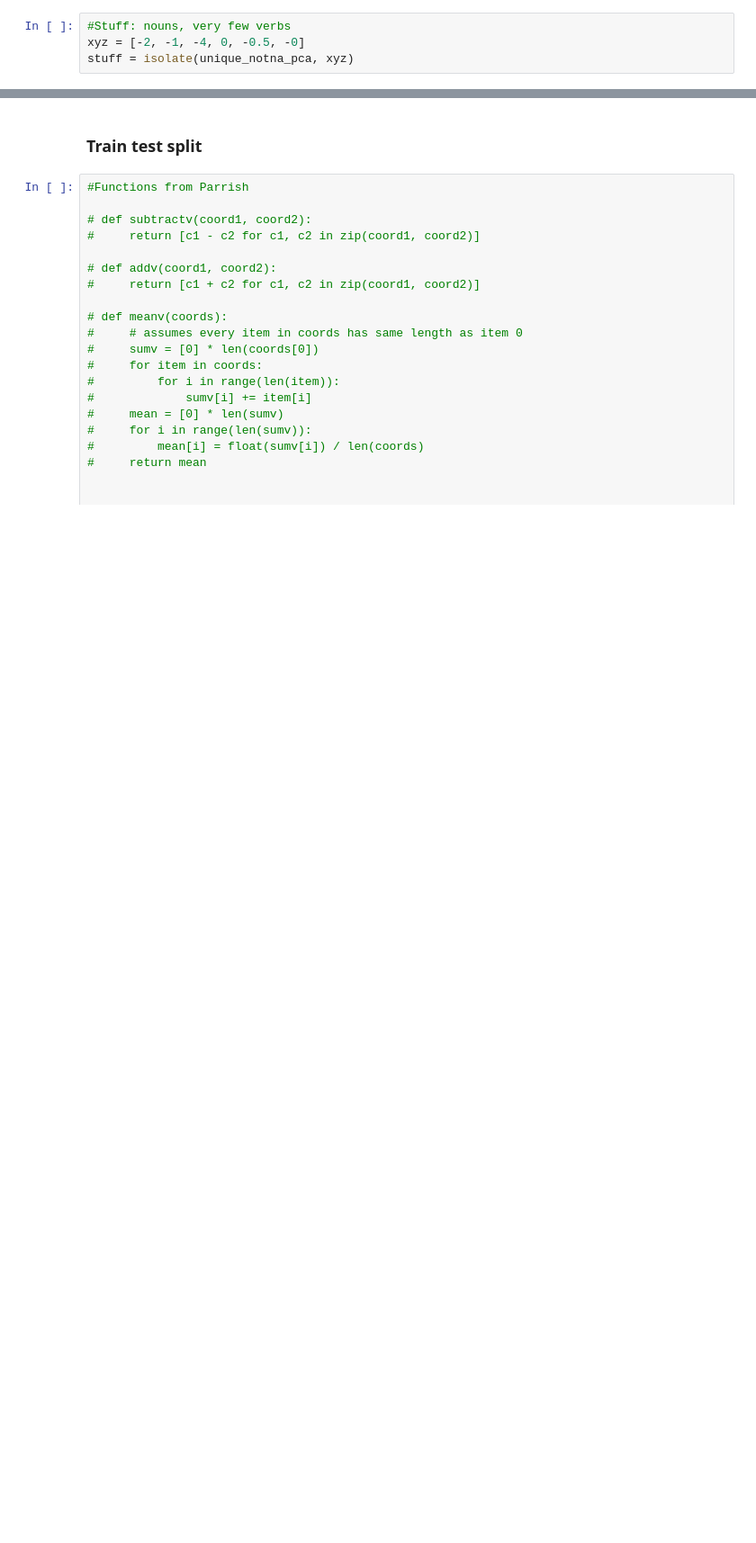
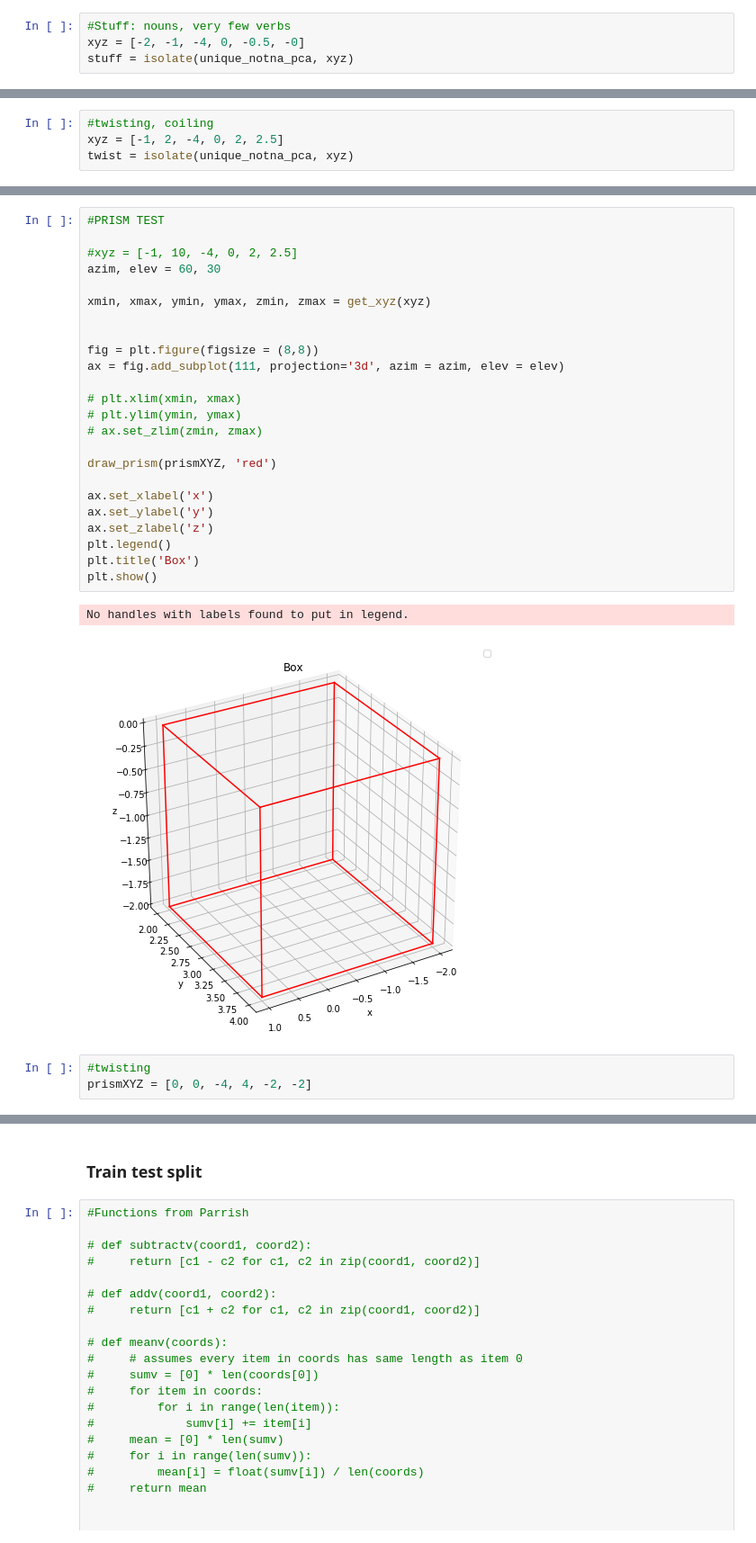
Before and after one commit to ssrosa/dsc-4-final-project-online-ds-pt-100118, a Jupyter notebook: student.ipynb, the cells around one changed output, grey strips where cells are left out. Shown at 90% size. Cells and saved outputs as stored; diff of their text form; blank space fills up the shorter version.

Commit message:
Finished sorting 3d plot into topics. WOrking on drawing prisms.

```diff
--- a/student.ipynb
+++ b/student.ipynb
@@ -728,0 +670,4 @@ part.head(50)
+# %%
+#twisting, coiling
+xyz = [-1, 2, -4, 0, 2, 2.5]
+twist = isolate(unique_notna_pca, xyz)
@@ -728,0 +771,30 @@ part.head(50)
+# %%
+#PRISM TEST
+
+#xyz = [-1, 10, -4, 0, 2, 2.5]
+azim, elev = 60, 30
+
+xmin, xmax, ymin, ymax, zmin, zmax = get_xyz(xyz)
+
+
+fig = plt.figure(figsize = (8,8))
+ax = fig.add_subplot(111, projection='3d', azim = azim, elev = elev)
+
+# plt.xlim(xmin, xmax)
+# plt.ylim(ymin, ymax)
+# ax.set_zlim(zmin, zmax)
+
+draw_prism(prismXYZ, 'red')
+
+ax.set_xlabel('x')
+ax.set_ylabel('y')
+ax.set_zlabel('z')
+plt.legend()
+plt.title('Box')
+plt.show()
+# %% [output]
+No handles with labels found to put in legend.
+[figure, added]
+# %%
+#twisting
+prismXYZ = [0, 0, -4, 4, -2, -2]
```
Also changed, not shown: parts of 34 cells of this notebook.
